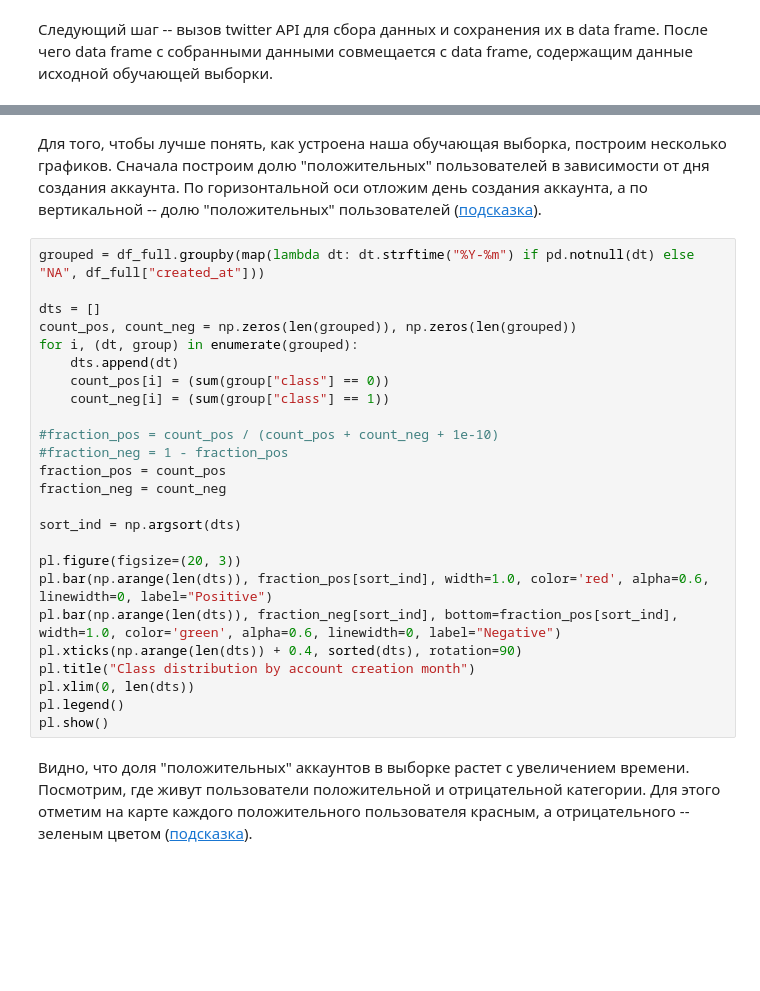
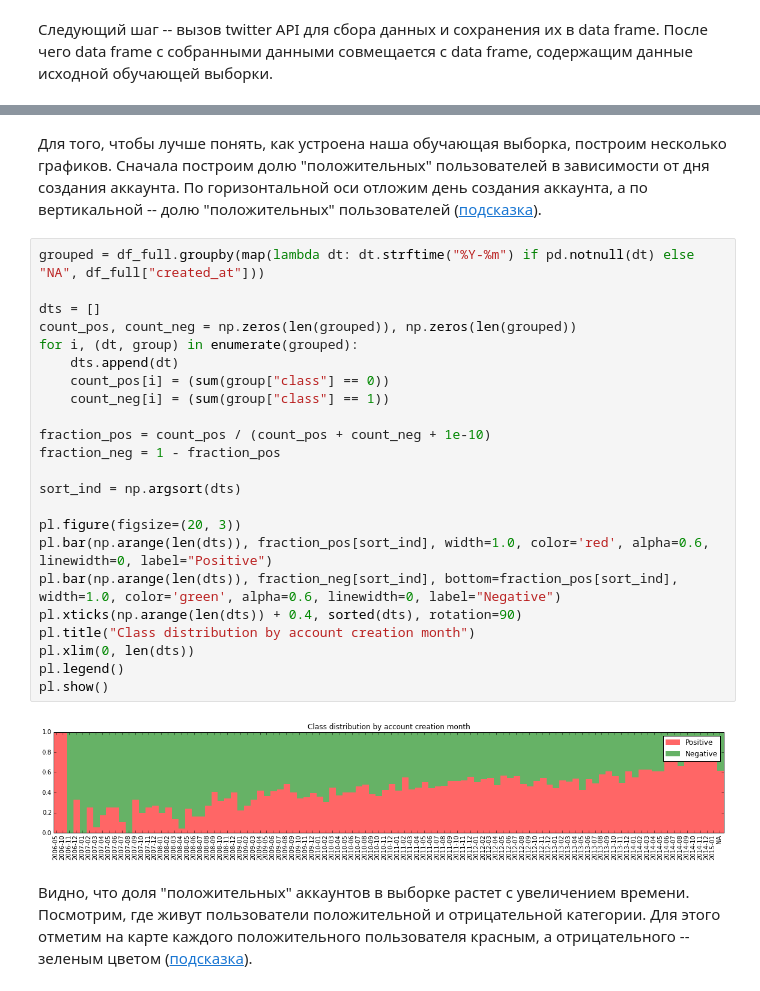
Before and after one commit to anokhin/sfera-dm, a Jupyter notebook: iter3/project/homework-1.ipynb, the cells around one changed output, grey strips where cells are left out. Drawn from its saved outputs; the diff is of its cells as text; blank space fills up the shorter version.

```diff
--- a/iter3/project/homework-1.ipynb
+++ b/iter3/project/homework-1.ipynb
@@ -221,30 +220,30 @@ ConnectionError: ('Connection aborted.', error(50, 'Network is down'))
 # %% [markdown]
-Для того, чтобы лучше понять, как устроена наша обучающая выборка, построим несколько графиков. Сначала построим долю "положительных" пользователей в зависимости от дня создания аккаунта. По горизонтальной оси отложим день создания аккаунта, а по вертикальной -- долю "положительных" пользователей ([подсказка](http://anokhin.github.io/img/hw1_map.png)).
+Для того, чтобы лучше понять, как устроена наша обучающая выборка, построим несколько графиков. Сначала построим долю "положительных" пользователей в зависимости от дня создания аккаунта. По горизонтальной оси отложим день создания аккаунта, а по вертикальной -- долю "положительных" пользователей ([подсказка](http://anokhin.github.io/img/hw1_distr.png)).
 # %%
 grouped = df_full.groupby(map(lambda dt: dt.strftime("%Y-%m") if pd.notnull(dt) else "NA", df_full["created_at"]))
 
 dts = []
 count_pos, count_neg = np.zeros(len(grouped)), np.zeros(len(grouped))
 for i, (dt, group) in enumerate(grouped):
     dts.append(dt)
     count_pos[i] = (sum(group["class"] == 0))
     count_neg[i] = (sum(group["class"] == 1))
 
-#fraction_pos = count_pos / (count_pos + count_neg + 1e-10)
-#fraction_neg = 1 - fraction_pos
-fraction_pos = count_pos
-fraction_neg = count_neg
+fraction_pos = count_pos / (count_pos + count_neg + 1e-10)
+fraction_neg = 1 - fraction_pos
 
 sort_ind = np.argsort(dts)
 
 pl.figure(figsize=(20, 3))
 pl.bar(np.arange(len(dts)), fraction_pos[sort_ind], width=1.0, color='red', alpha=0.6, linewidth=0, label="Positive")
 pl.bar(np.arange(len(dts)), fraction_neg[sort_ind], bottom=fraction_pos[sort_ind], width=1.0, color='green', alpha=0.6, linewidth=0, label="Negative")
 pl.xticks(np.arange(len(dts)) + 0.4, sorted(dts), rotation=90)
 pl.title("Class distribution by account creation month")
 pl.xlim(0, len(dts))
 pl.legend()
 pl.show()
+# %% [output]
+[figure, added]
 # %% [markdown]
 Видно, что доля "положительных" аккаунтов в выборке растет с увеличением времени. Посмотрим, где живут пользователи положительной и отрицательной категории. Для этого отметим на карте каждого положительного пользователя красным, а отрицательного -- зеленым цветом ([подсказка](http://anokhin.github.io/img/hw1_map.png)).
 # %%
```
Also changed, not shown: parts of 2 cells of this notebook, 6 other files.
